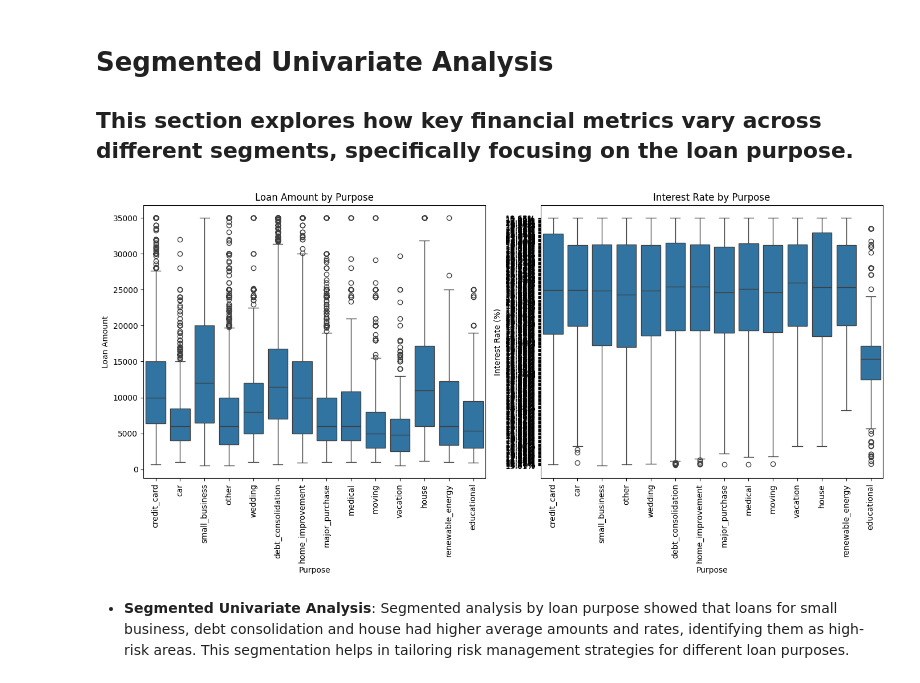
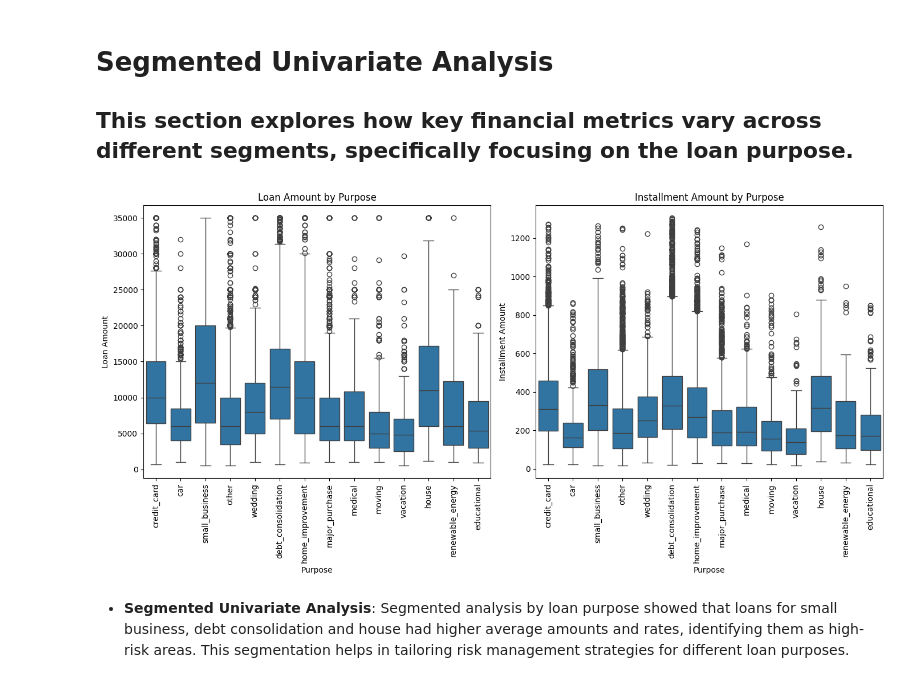
Before and after one commit to gowthambalram/LendingClubCaseStudy, a Jupyter notebook: gowtham_neelapareddy.ipynb, the cells around one changed output. Saved outputs shown, nothing was run; the diff lists cells and outputs as text; code cells hidden in the pictures.

```diff
--- a/gowtham_neelapareddy.ipynb
+++ b/gowtham_neelapareddy.ipynb
@@ -126,24 +138,30 @@ Passing `palette` without assigning `hue` is deprecated and will be removed in v
 # %%
 import matplotlib.pyplot as plt
 import seaborn as sns
 # Segmenting loan amount and interest rate by purpose
 plt.figure(figsize=(14, 7))
 plt.subplot(1, 2, 1)
 sns.boxplot(x='purpose', y='loan_amnt', data=loan_data)
 plt.title('Loan Amount by Purpose')
 plt.xticks(rotation=90)
 plt.xlabel('Purpose')
 plt.ylabel('Loan Amount')
+# plt.subplot(1, 3, 2)
+# sns.boxplot(x='purpose', y='int_rate', data=loan_data)
+# plt.title('Interest Rate by Purpose')
+# plt.xticks(rotation=90)
+# plt.xlabel('Purpose')
+# plt.ylabel('Interest Rate (%)')
 plt.subplot(1, 2, 2)
-sns.boxplot(x='purpose', y='int_rate', data=loan_data)
-plt.title('Interest Rate by Purpose')
+sns.boxplot(x='purpose', y='installment', data=loan_data)
+plt.title('Installment Amount by Purpose')
 plt.xticks(rotation=90)
 plt.xlabel('Purpose')
-plt.ylabel('Interest Rate (%)')
+plt.ylabel('Installment Amount')
 plt.tight_layout()
 plt.show()
 # %% [output]
-[figure, old version]
+[figure, new version]
 # %% [markdown]
 - **Segmented Univariate Analysis**: Segmented analysis by loan purpose showed that loans for small business, debt consolidation and house had higher average amounts and rates, identifying them as high-risk areas. This segmentation helps in tailoring risk management strategies for different loan purposes.
 # %% [markdown]
```
Also changed, not shown: parts of 8 cells of this notebook.
